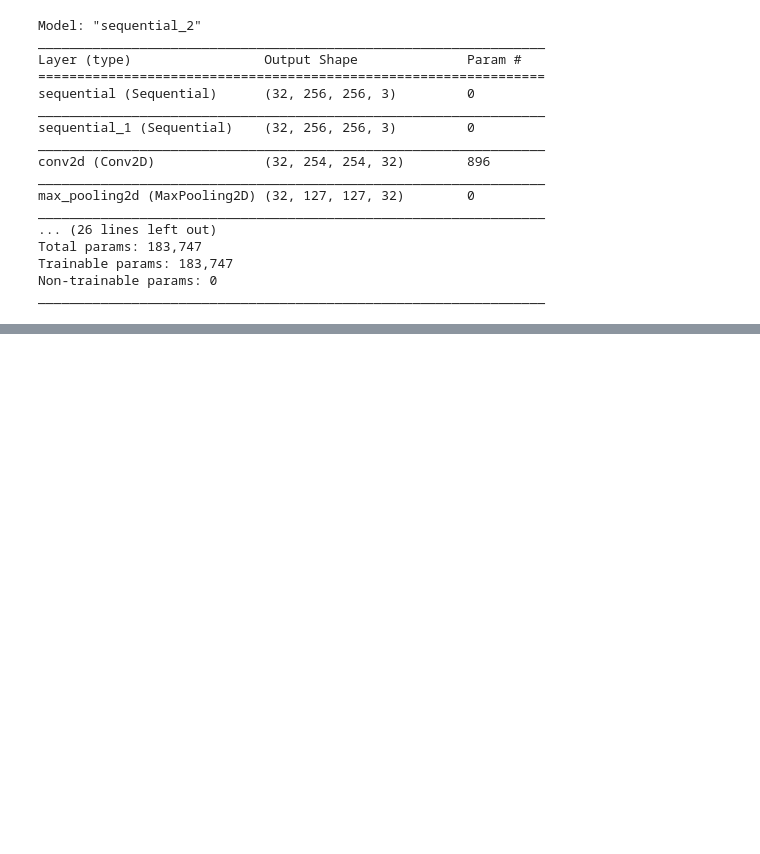
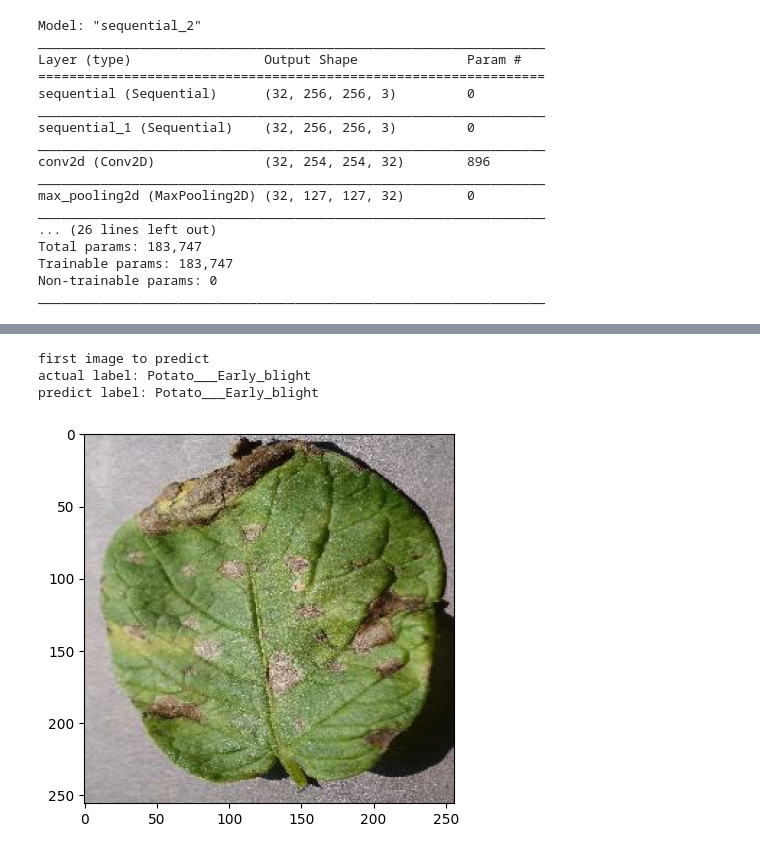
Before and after one commit to 331Dala/potato_proj, a Jupyter notebook: training/training.ipynb, the cells around one changed output, grey strips where cells are left out. Drawn from its saved outputs; the diff is of its cells as text; code cells hidden in the pictures; blank space fills up the shorter version.

```diff
--- a/training/training.ipynb
+++ b/training/training.ipynb
@@ -210,0 +256,18 @@ Epoch 50/50
+# %%
+import numpy as np
+for images_batch, labels_batch in test_ds.take(1):
+    # plt.imshow(images_batch[0].numpy().astype('uint8'))
+    first_image = images_batch[0].numpy().astype('uint8')
+    first_label = label_batch[0].numpy()
+
+    print("first image to predict")
+    plt.imshow(first_image)
+    print("actual label:", class_names[first_label])
+
+    batch_prediction = model.predict(image_batch)
+    print("predict label:", class_names[np.argmax(batch_prediction[0])])
+# %% [output]
+first image to predict
+actual label: Potato___Early_blight
+predict label: Potato___Early_blight
+[figure, added]
```
Also changed, not shown: parts of 13 cells of this notebook, 8 other files.
